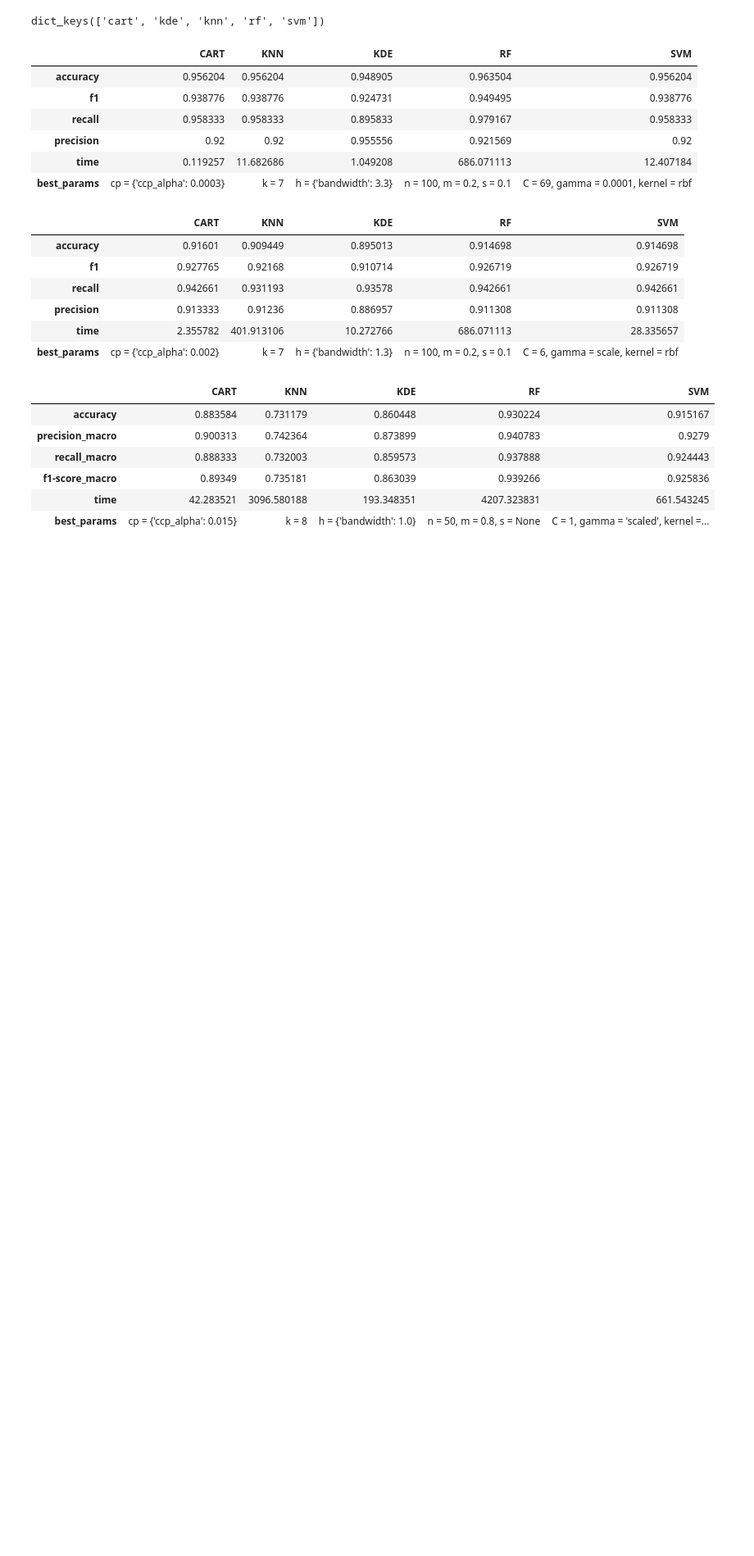
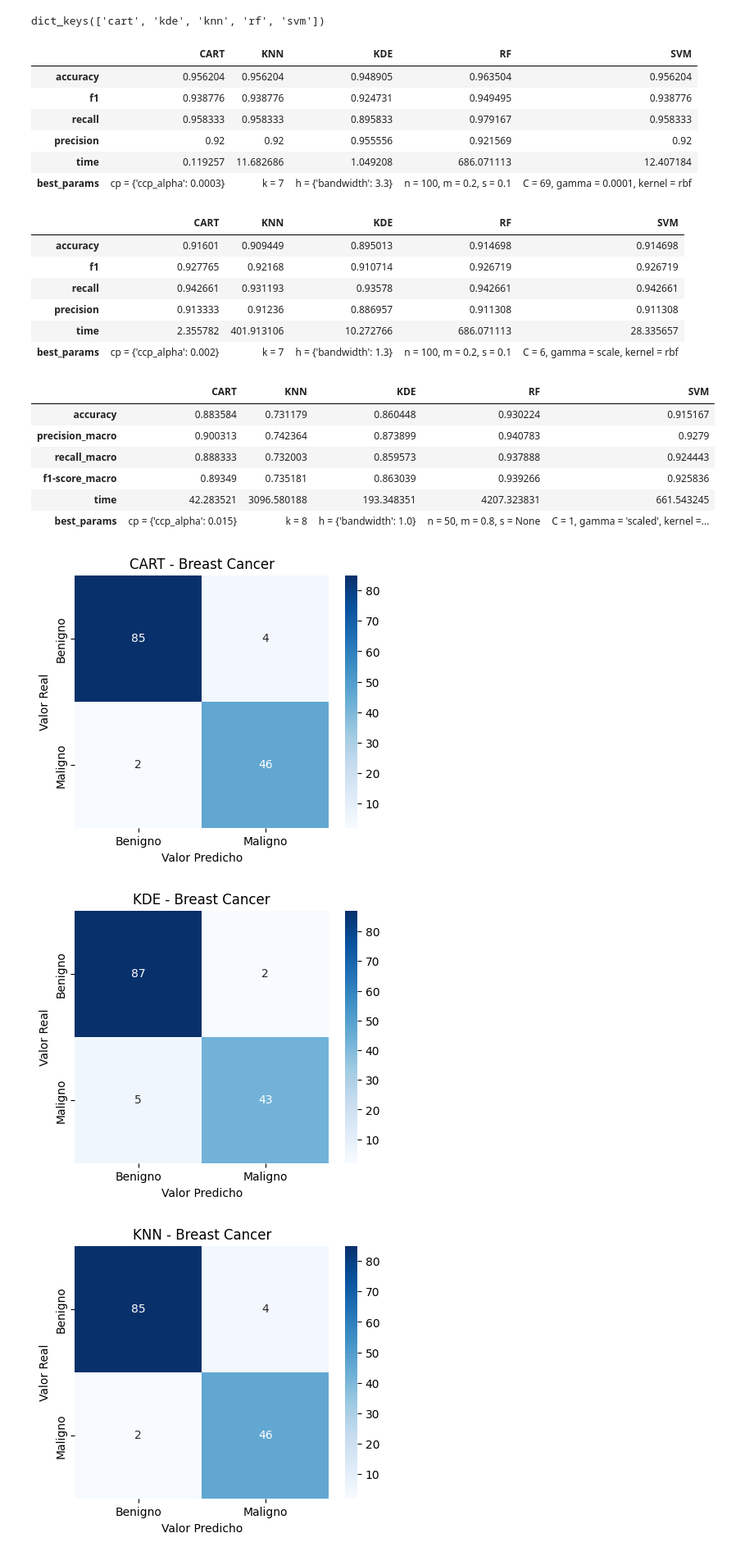
Before and after one commit to feliperussi/rdp_proyeto_2, a Jupyter notebook: Analisis de Resultados.ipynb, the cells around one changed output. Shown: that part at 82% size. Saved outputs shown, nothing was run; the diff lists cells and outputs as text; code cells hidden in the pictures; blank space fills up the shorter version.

Commit message:
Matrices de confusión actualizadas

```diff
--- a/Analisis de Resultados.ipynb
+++ b/Analisis de Resultados.ipynb
@@ -101,0 +107,15 @@ df_dry_bean
+# %%
+# Plot confussion matrices for breast_cancer
+for key in breast_cancer.keys():
+    conf_matrix = np.array(breast_cancer[key]['confusion_matrix'])
+    key = key.upper()
+    plt.figure(figsize=(5, 4))
+    sns.heatmap(conf_matrix, annot=True, fmt='g', cmap='Blues', xticklabels=['Benigno', 'Maligno'], yticklabels=['Benigno', 'Maligno'])
+    plt.xlabel('Valor Predicho')
+    plt.ylabel('Valor Real')
+    plt.title(f'{key} - Breast Cancer')
+    plt.show()
+# %% [output]
+[figure, added]
+[figure, added]
+[figure, added]
```
Also changed, not shown: parts of 6 cells of this notebook.
